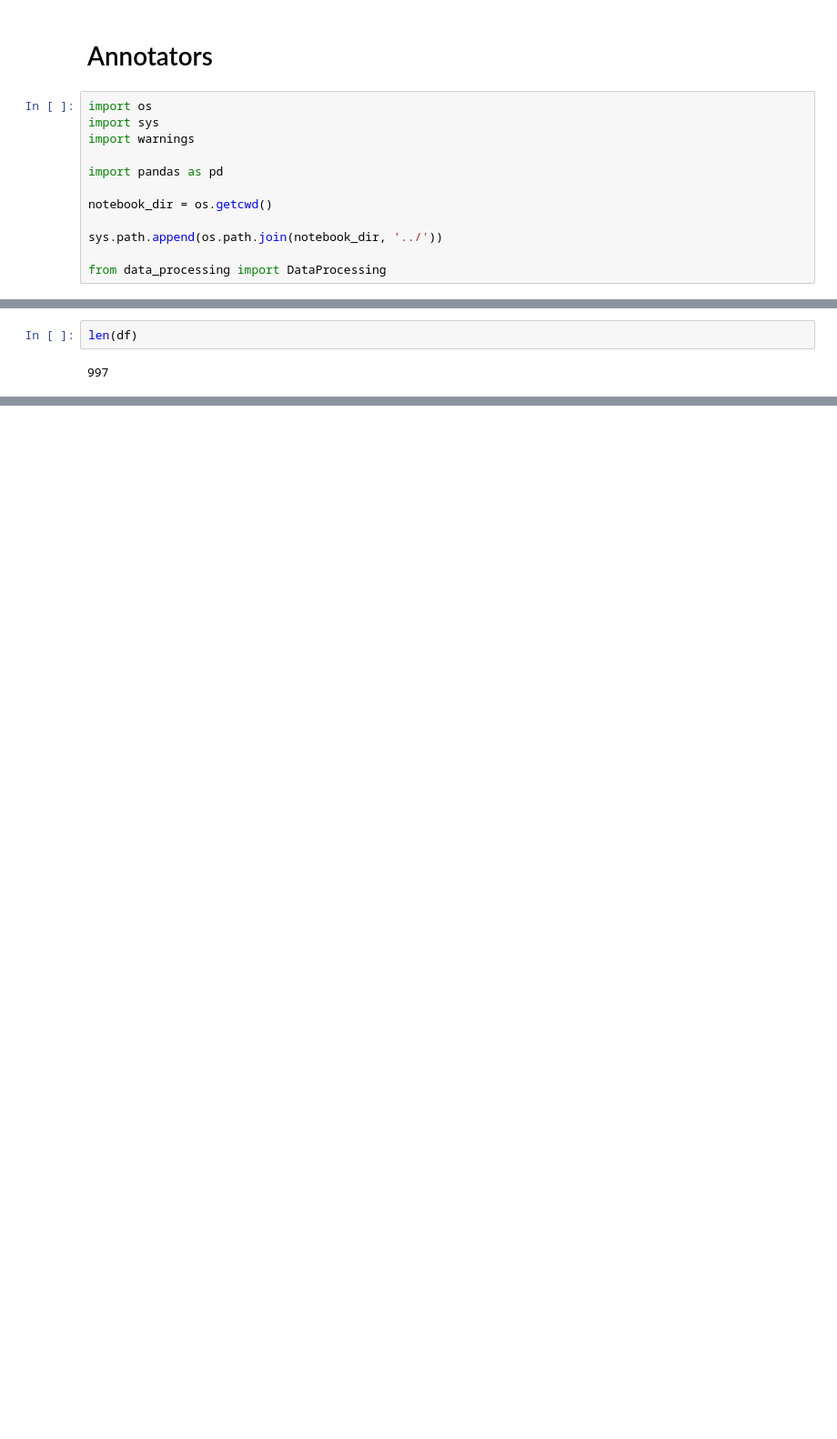
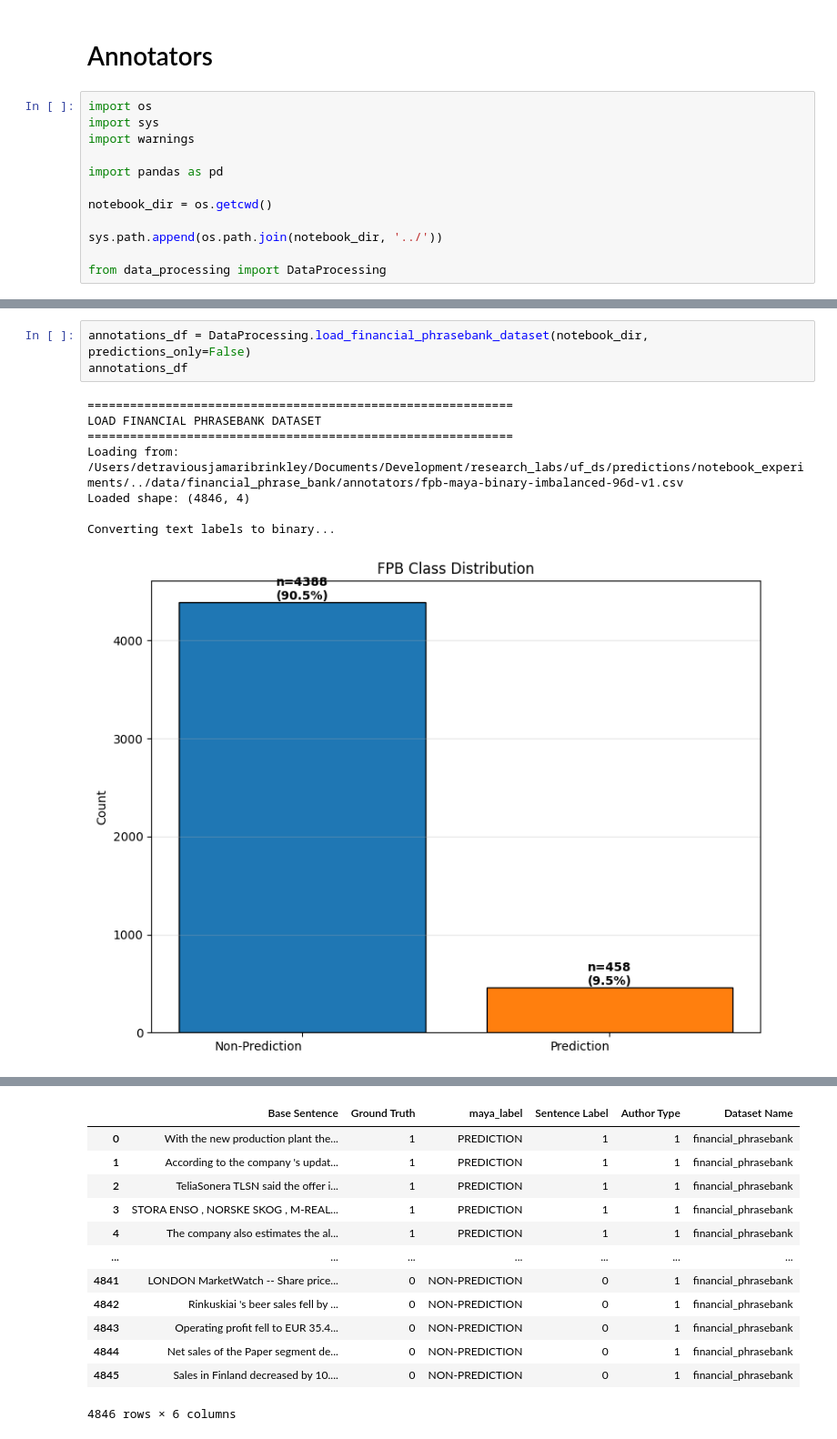
Before and after one commit to ufdatastudio/predictions, a Jupyter notebook: notebook_experiments/annotators.ipynb, the cells around one changed output, grey strips where cells are left out. Shown at 91% size. Saved outputs shown, nothing was run; the diff lists cells and outputs as text; blank space fills up the shorter version.

```diff
--- a/notebook_experiments/annotators.ipynb
+++ b/notebook_experiments/annotators.ipynb
@@ -36,4 +43,12 @@ df.head(3)
 # %%
-len(df)
+annotations_df = DataProcessing.load_financial_phrasebank_dataset(notebook_dir, predictions_only=False)
+annotations_df
 # %% [output]
-997
+============================================================
+LOAD FINANCIAL PHRASEBANK DATASET
+============================================================
+Loading from: /Users/detraviousjamaribrinkley/Documents/Development/research_labs/uf_ds/predictions/notebook_experiments/../data/financial_phrase_bank/annotators/fpb-maya-binary-imbalanced-96d-v1.csv
+Loaded shape: (4846, 4)
+
+Converting text labels to binary...
+[figure, added]
@@ -40 +73,14 @@ len(df)
+|  | Base Sentence | Ground Truth | maya_label | Sentence Label | Author Type | Dataset Name |
+| 0 | With the new production plant the... | 1 | PREDICTION | 1 | 1 | financial_phrasebank |
+| 1 | According to the company 's updat... | 1 | PREDICTION | 1 | 1 | financial_phrasebank |
+| 2 | TeliaSonera TLSN said the offer i... | 1 | PREDICTION | 1 | 1 | financial_phrasebank |
+| 3 | STORA ENSO , NORSKE SKOG , M-REAL... | 1 | PREDICTION | 1 | 1 | financial_phrasebank |
+| 4 | The company also estimates the al... | 1 | PREDICTION | 1 | 1 | financial_phrasebank |
+| ... | ... | ... | ... | ... | ... | ... |
+| 4841 | LONDON MarketWatch -- Share price... | 0 | NON-PREDICTION | 0 | 1 | financial_phrasebank |
+| 4842 | Rinkuskiai 's beer sales fell by ... | 0 | NON-PREDICTION | 0 | 1 | financial_phrasebank |
+| 4843 | Operating profit fell to EUR 35.4... | 0 | NON-PREDICTION | 0 | 1 | financial_phrasebank |
+| 4844 | Net sales of the Paper segment de... | 0 | NON-PREDICTION | 0 | 1 | financial_phrasebank |
+| 4845 | Sales in Finland decreased by 10.... | 0 | NON-PREDICTION | 0 | 1 | financial_phrasebank |
+4846 rows × 6 columns
 # %%
```
Also changed, not shown: parts of 11 cells of this notebook, 1 other file.
